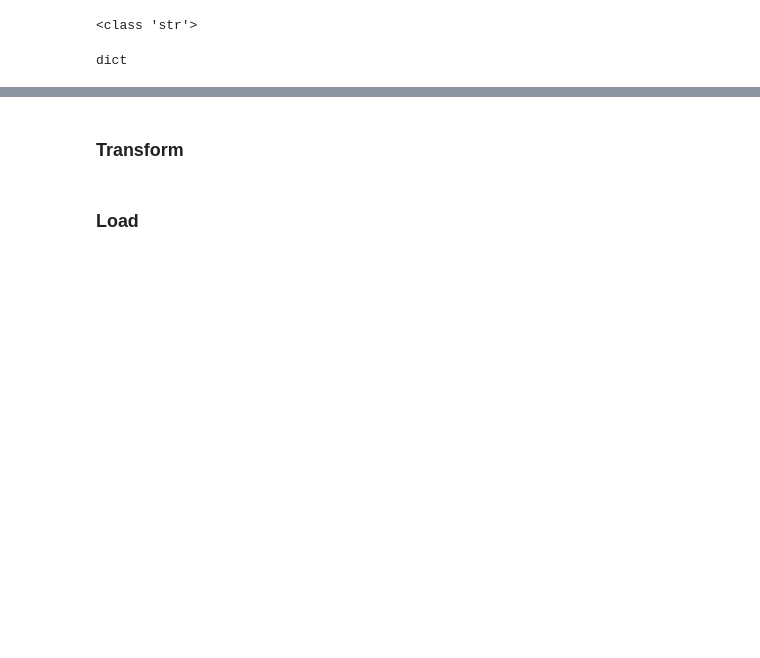
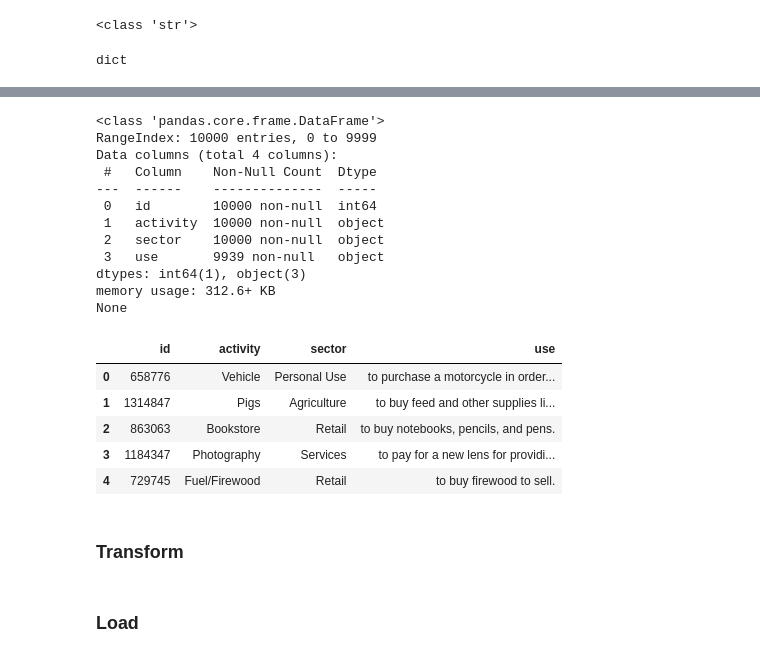
Before and after one commit to hawkeyedatatsai/Data-Enrichment-Mock-Belt-Exam, a Jupyter notebook: Analyzing API data on customer sales.ipynb, the cells around one changed output, grey strips where cells are left out. Cells and saved outputs as stored; diff of their text form; code cells hidden in the pictures; blank space fills up the shorter version.

```diff
--- a/Analyzing API data on customer sales.ipynb
+++ b/Analyzing API data on customer sales.ipynb
@@ -38,3 +135,26 @@ dict
+# %%
+use=pd.DataFrame(results['data']['use'])
+print(use.info())
+use.head()
+# %% [output]
+<class 'pandas.core.frame.DataFrame'>
+RangeIndex: 10000 entries, 0 to 9999
+Data columns (total 4 columns):
+ #   Column    Non-Null Count  Dtype
+---  ------    --------------  -----
+ 0   id        10000 non-null  int64
+ 1   activity  10000 non-null  object
+ 2   sector    10000 non-null  object
+ 3   use       9939 non-null   object
+dtypes: int64(1), object(3)
+memory usage: 312.6+ KB
+None
+|  | id | activity | sector | use |
+| 0 | 658776 | Vehicle | Personal Use | to purchase a motorcycle in order... |
+| 1 | 1314847 | Pigs | Agriculture | to buy feed and other supplies li... |
+| 2 | 863063 | Bookstore | Retail | to buy notebooks, pencils, and pens. |
+| 3 | 1184347 | Photography | Services | to pay for a new lens for providi... |
+| 4 | 729745 | Fuel/Firewood | Retail | to buy firewood to sell. |
 # %% [markdown]
 ### Transform
 # %% [markdown]
```
Also changed, not shown: parts of 5 cells of this notebook.
